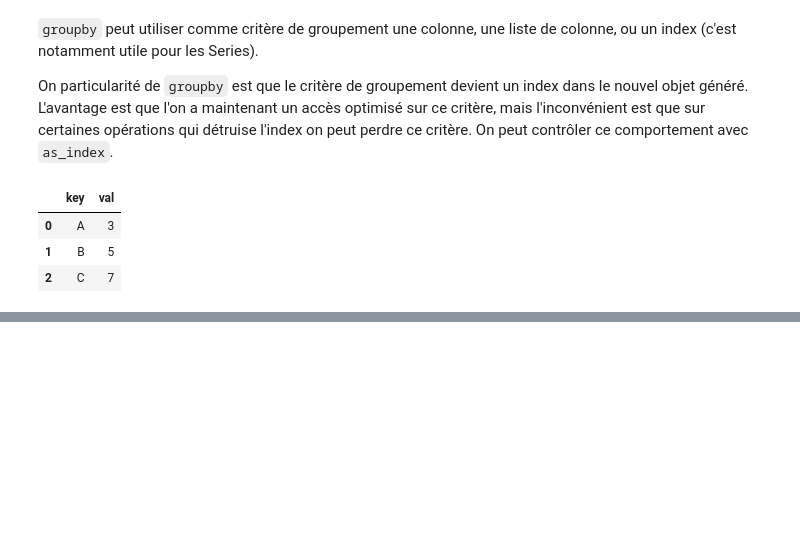
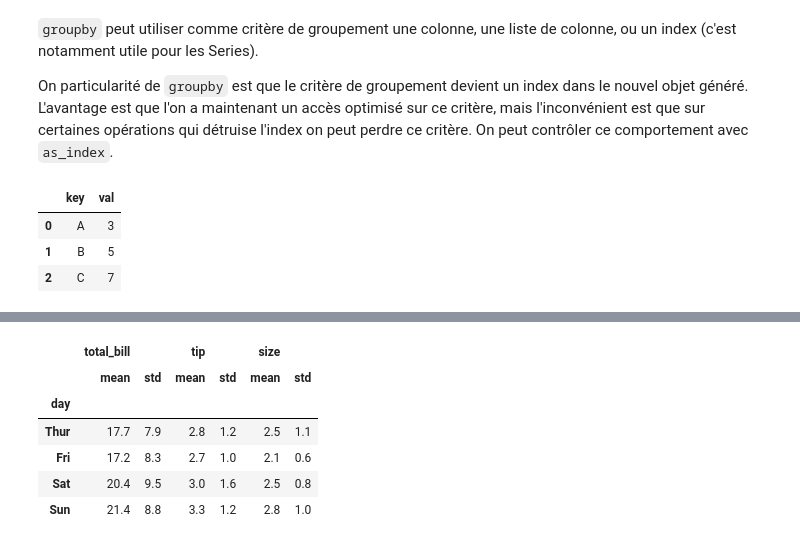
Before and after one commit to flotpython/course, a Jupyter notebook: w7/w7-s3-c04-operations-avancee-pandas.ipynb, the cells around one changed output, grey strips where cells are left out. Cells and saved outputs as stored; diff of their text form; code cells hidden in the pictures; blank space fills up the shorter version.

```diff
--- a/w7/w7-s3-c04-operations-avancee-pandas.ipynb
+++ b/w7/w7-s3-c04-operations-avancee-pandas.ipynb
@@ -396,0 +513,12 @@ g.sum()
+# %%
+# calculons la moyenne et la variance pour chaque groupe
+# et chaque colonne numérique
+tips.groupby('day').agg(['mean', 'std'])
+# %% [output]
+|  | total_bill |  | tip |  | size |  |
+|  | mean | std | mean | std | mean | std |
+| day |  |  |  |  |  |  |
+| Thur | 17.7 | 7.9 | 2.8 | 1.2 | 2.5 | 1.1 |
+| Fri | 17.2 | 8.3 | 2.7 | 1.0 | 2.1 | 0.6 |
+| Sat | 20.4 | 9.5 | 3.0 | 1.6 | 2.5 | 0.8 |
+| Sun | 21.4 | 8.8 | 3.3 | 1.2 | 2.8 | 1.0 |
```
Also changed, not shown: parts of 40 cells of this notebook.
